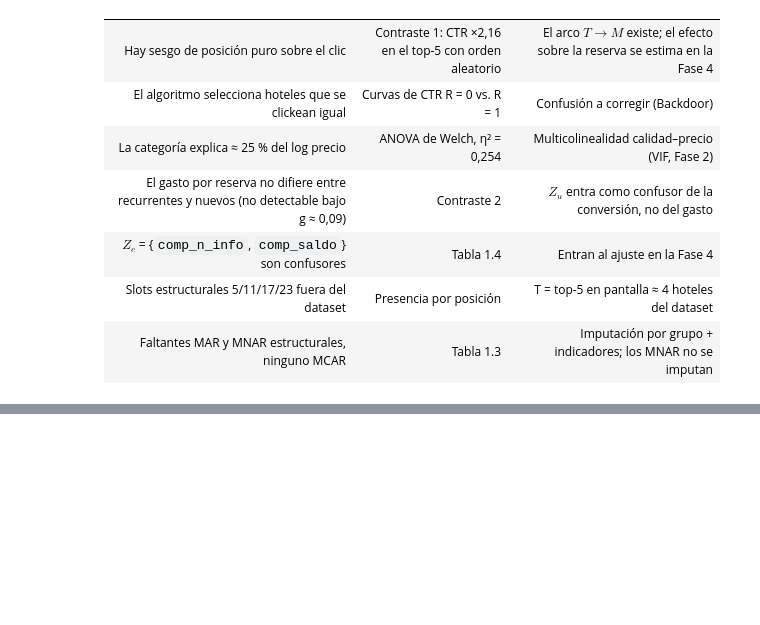
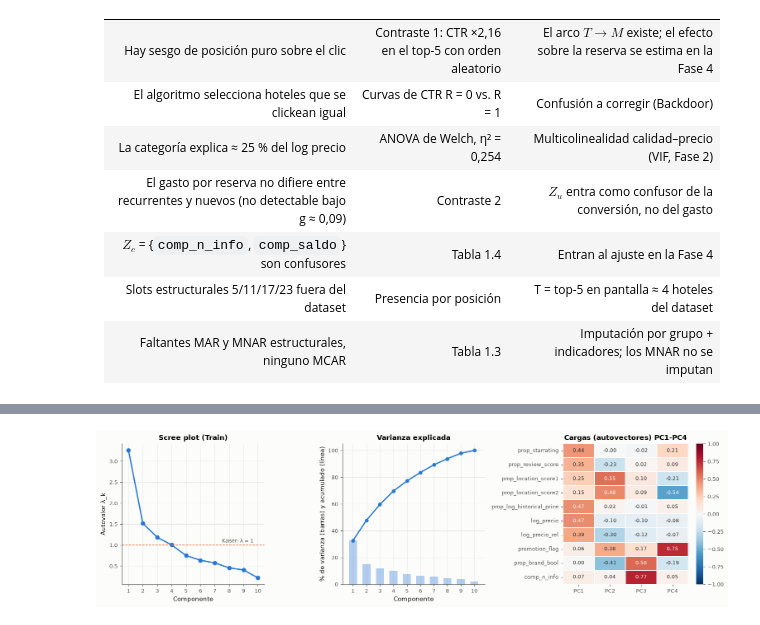
Before and after one commit to verolopezmar/TPI_Estadistica-avanzada-, a Jupyter notebook: notebooks/TP_Integrador_Final.ipynb, the cells around one changed output, grey strips where cells are left out. Cells and saved outputs as stored; diff of their text form; code cells hidden in the pictures; blank space fills up the shorter version.

```diff
--- a/notebooks/TP_Integrador_Final.ipynb
+++ b/notebooks/TP_Integrador_Final.ipynb
@@ -946,0 +1392,15 @@ Kruskal-Wallis contrasta otra hipótesis (dominancia estocástica) y queda como
+# %%
+X_PCA = [
+    "prop_starrating", "prop_review_score", "prop_location_score1", "prop_location_score2",
+    "prop_log_historical_price", "log_precio", "log_precio_rel", "promotion_flag",
+    "prop_brand_bool", "comp_n_info",
+]  # fmt: skip
+pca_pipe = ajustar_pca(df[df.train], X_PCA, seed=SEED)
+var_pca, cargas = resumen_pca(pca_pipe, X_PCA)
+n_kaiser = int((var_pca["autovalor"] > 1).sum())
+print(
+    f"Kaiser (λ > 1): {n_kaiser} componentes, {var_pca['pct_acum'].iloc[n_kaiser - 1]:.1f} % de la varianza"
+)
+Z_test = pca_pipe.transform(df.loc[~df.train, X_PCA].astype(float))
+print(f"Test proyectado con la rotación de Train: {Z_test.shape}")
+var_pca.round(3)
@@ -946,0 +1435,36 @@ Kruskal-Wallis contrasta otra hipótesis (dominancia estocástica) y queda como
+# %%
+fig, ax = plt.subplots(1, 3, figsize=(14, 4), gridspec_kw={"width_ratios": [1, 1, 1.1]})
+pcs = np.arange(1, len(var_pca) + 1)
+ax[0].plot(pcs, var_pca["autovalor"], "o-", color=gr.AZUL, ms=6)
+ax[0].axhline(1, color=gr.NARANJA, ls="--", lw=1)
+ax[0].annotate("Kaiser: λ = 1", xy=(len(pcs) - 2.5, 1.06), fontsize=8, color=gr.TEXTO_2)
+ax[0].set(xlabel="Componente", ylabel="Autovalor λ_k", title="Scree plot (Train)", xticks=pcs)
+ax[1].bar(pcs, var_pca["pct_var"], color=gr.AZUL, alpha=0.35, width=0.6)
+ax[1].plot(pcs, var_pca["pct_acum"], "o-", color=gr.AZUL, ms=5)
+ax[1].set(
+    xlabel="Componente",
+    ylabel="% de varianza (barras) y acumulado (línea)",
+    title="Varianza explicada",
+    xticks=pcs,
+    ylim=(0, 105),
+)
+sns.heatmap(
+    cargas.iloc[:, :4],
+    cmap=gr.DIVERGENTE,
+    vmin=-1,
+    vmax=1,
+    center=0,
+    annot=True,
+    fmt=".2f",
+    annot_kws={"size": 8},
+    linewidths=1,
+    linecolor=gr.SUPERFICIE,
+    ax=ax[2],
+)
+ax[2].set_title("Cargas (autovectores) PC1-PC4")
+ax[2].grid(False)
+fig.tight_layout()
+gr.guardar(fig, "f2_pca")
+plt.show()
+# %% [output]
+[figure, added]
```
Also changed, not shown: parts of 23 cells of this notebook, 11 other files.
